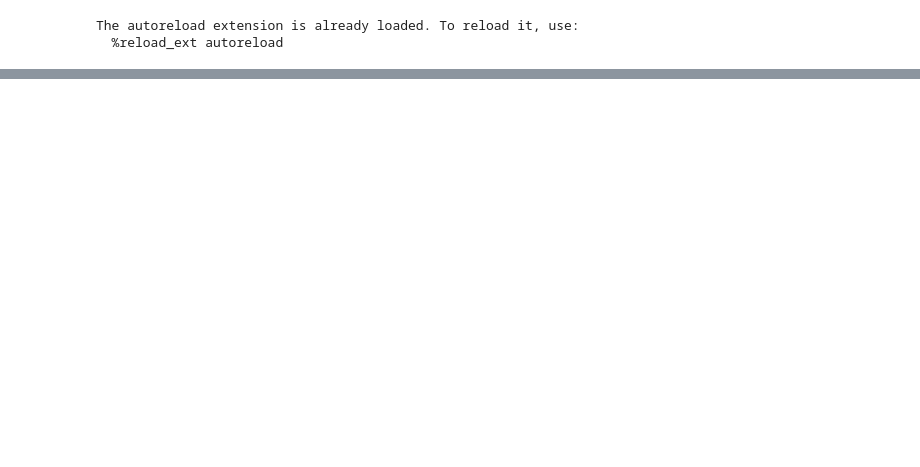
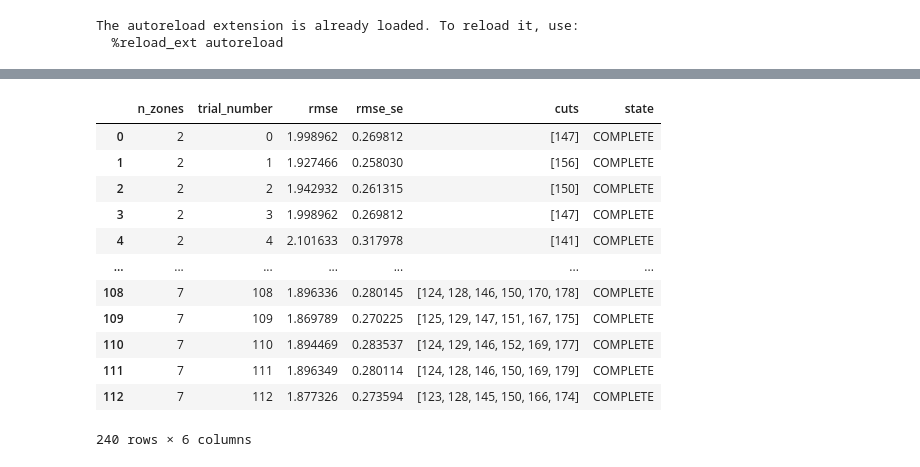
Before and after one commit to caillebotteAntoine/trailPredictor, a Jupyter notebook: heart_rate_zone_detection.ipynb, the cells around one changed output, grey strips where cells are left out. Saved outputs shown, nothing was run; the diff lists cells and outputs as text; code cells hidden in the pictures; blank space fills up the shorter version.

```diff
--- a/heart_rate_zone_detection.ipynb
+++ b/heart_rate_zone_detection.ipynb
@@ -32,7 +29,3 @@ def build_bpm_zones(
 # %%
-dataset.data = build_feature(dataset.data, heart_rate_zones)
 dataset.target = "pace"
 RANDOM_STATE = 42
-y = dataset.target
-X = dataset.predictors
-groups = dataset.data["activity_id"]
@@ -135,0 +255,31 @@ for n in range(3, 7):
+# %%
+all_trials = pd.concat(
+    [
+        pd.DataFrame(
+            {
+                "n_zones": n,
+                "trial_number": [t.number for t in study.trials],
+                "rmse": [t.value for t in study.trials],
+                "rmse_se": [t.user_attrs.get("rmse_se") for t in study.trials],
+                "cuts": [t.user_attrs.get("cuts") for t in study.trials],
+                "state": [t.state.name for t in study.trials],
+            }
+        )
+        for n, study in studies.items()
+    ]
+)
+all_trials
+# %% [output]
+|  | n_zones | trial_number | rmse | rmse_se | cuts | state |
+| 0 | 2 | 0 | 1.998962 | 0.269812 | [147] | COMPLETE |
+| 1 | 2 | 1 | 1.927466 | 0.258030 | [156] | COMPLETE |
+| 2 | 2 | 2 | 1.942932 | 0.261315 | [150] | COMPLETE |
+| 3 | 2 | 3 | 1.998962 | 0.269812 | [147] | COMPLETE |
+| 4 | 2 | 4 | 2.101633 | 0.317978 | [141] | COMPLETE |
+| ... | ... | ... | ... | ... | ... | ... |
+| 108 | 7 | 108 | 1.896336 | 0.280145 | [124, 128, 146, 150, 170, 178] | COMPLETE |
+| 109 | 7 | 109 | 1.869789 | 0.270225 | [125, 129, 147, 151, 167, 175] | COMPLETE |
+| 110 | 7 | 110 | 1.894469 | 0.283537 | [124, 129, 146, 152, 169, 177] | COMPLETE |
+| 111 | 7 | 111 | 1.896349 | 0.280114 | [124, 128, 146, 150, 169, 179] | COMPLETE |
+| 112 | 7 | 112 | 1.877326 | 0.273594 | [123, 128, 145, 150, 166, 174] | COMPLETE |
+240 rows × 6 columns
```
Also changed, not shown: parts of 15 cells of this notebook, 4 other files.
